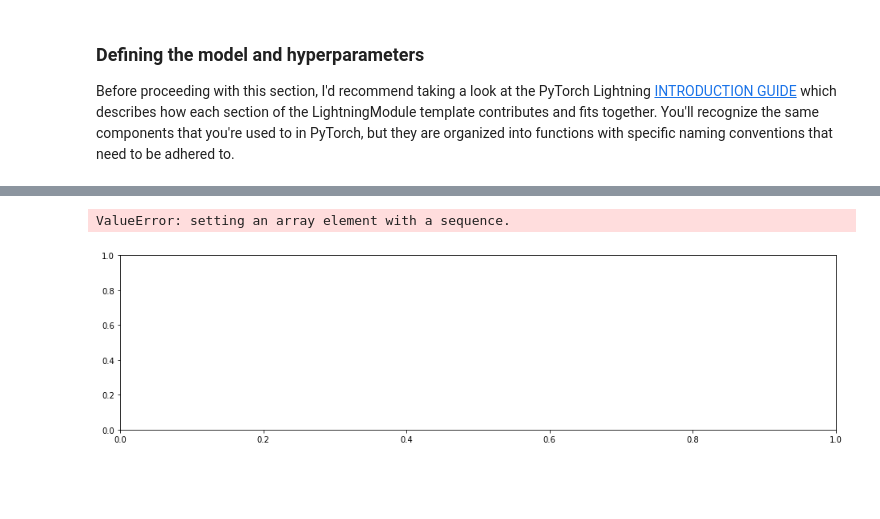
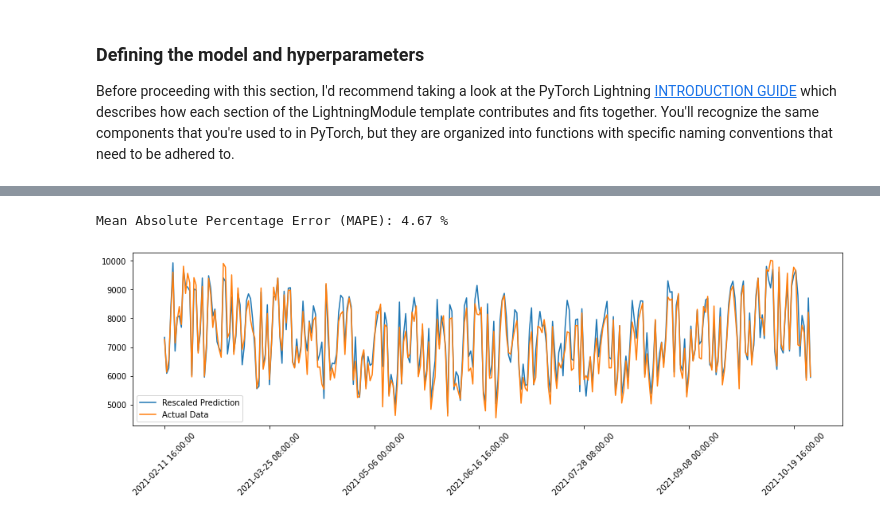
Before and after one commit to pelekhs/transfer-learning-forecasting, a Jupyter notebook: forecasting_model.ipynb, the cells around one changed output, grey strips where cells are left out. Drawn from its saved outputs; the diff is of its cells as text; code cells hidden in the pictures; blank space fills up the shorter version.

Commit message:
Forecasting model - date: 4/10/2022

```diff
--- a/forecasting_model.ipynb
+++ b/forecasting_model.ipynb
@@ -529,11 +440,42 @@ plot_pred
-# %%
-# And finally we can see that our network has done a decent job of estimating!
-fig, ax = plt.subplots(figsize=(16,4))
-ax.plot(plot_pred, label='Prediction')
-ax.plot(plot_actual, label='Data')
-ax.set_xticks(np.arange(len(datesx))[12::24])
-ax.set_xticklabels(datesx[12::24], rotation=45)
-ax.legend()
-# %% [output]
-ValueError: setting an array element with a sequence.
-[figure, removed]
+# %%
+def flatten(l):
+    return [item for sublist in l for item in sublist]
+
+plot_actual = flatten(flatten(plot_actual))
+plot_pred = flatten(flatten(plot_pred))
+# %%
+from sklearn.metrics import mean_absolute_percentage_error
+import warnings
+warnings.filterwarnings("ignore")
+
+def mape(actual, pred):
+    actual, pred = np.array(actual), np.array(pred)
+    mape = np.mean(np.abs((actual - pred) / actual)) * 100
+    return round(mape,2) # round to 2 decimals
+
+# rescale values based on mean and std of 'Load' column
+plot_actual_r = [ x*std+mean for x in plot_actual]
+plot_pred_r = [ x*std+mean for x in plot_pred]
+
+# calculate MAPE
+# mape_value = mean_absolute_percentage_error(plot_actual, plot_pred)
+mape_value = mape(plot_actual_r,plot_pred_r)
+
+print(f"Mean Absolute Percentage Error (MAPE): {mape_value} %")
+
+# Get dates for plotting (test_data)
+datesx = list(df_backup[df_backup['year'] == 2021]['Date'])
+
+# And finally we can see that our network has done a decent job of estimating!
+fig, ax = plt.subplots(figsize=(16,4))
+
+# convert list of lists to list (np.hstack)
+# get every N-th value of predicion and data list and display them in common plot
+N = 1000
+ax.plot(plot_pred_r[::N], label='Rescaled Prediction')
+ax.plot(plot_actual_r[::N], label='Actual Data')
+ax.set_xticklabels(datesx[::N], rotation=45)
+ax.legend();
+# %% [output]
+Mean Absolute Percentage Error (MAPE): 4.67 %
+[figure, added]
```
Also changed, not shown: parts of 15 cells of this notebook, 1 other file.
